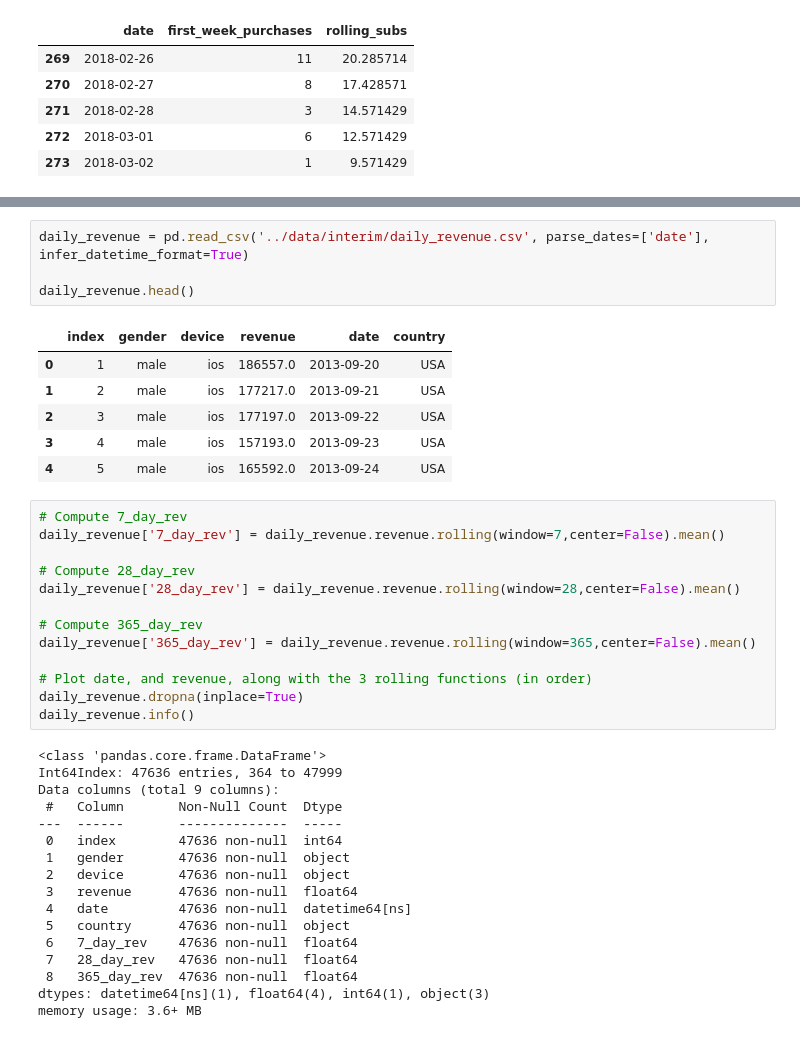
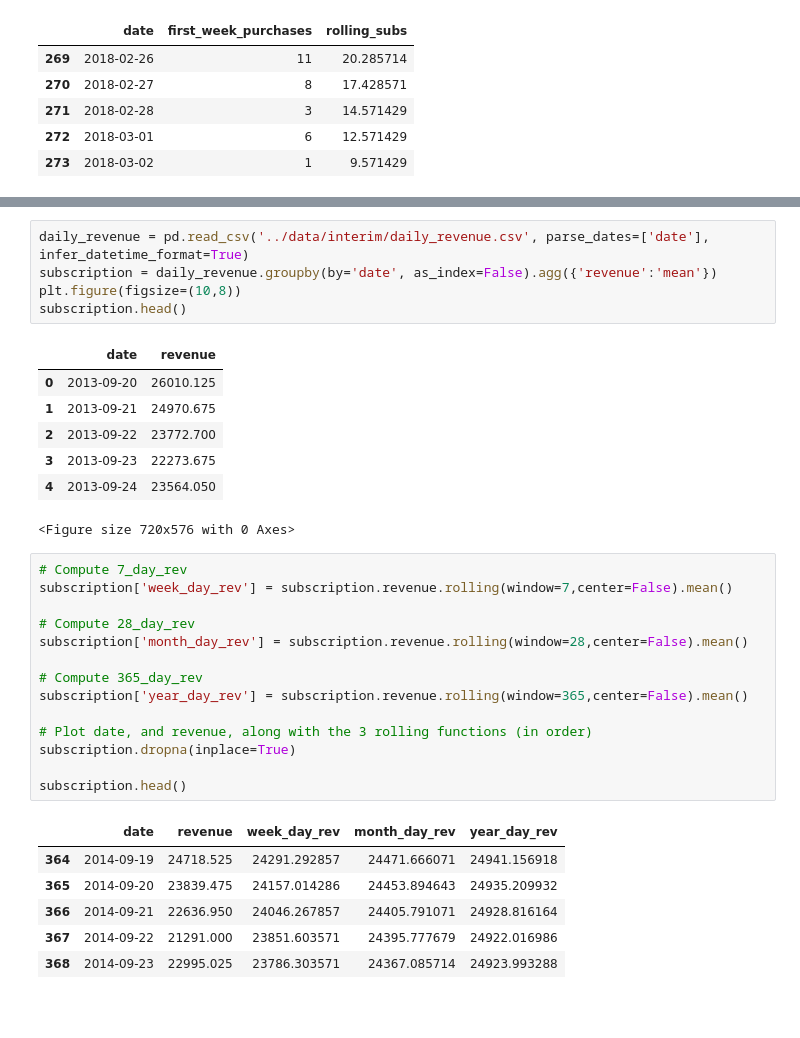
Before and after one commit to gokhankesler/med-app-a-b-testing, a Jupyter notebook: notebooks/2.0-gk-eda.ipynb, the cells around one changed output, grey strips where cells are left out. Saved outputs shown, nothing was run; the diff lists cells and outputs as text; blank space fills up the shorter version.

```diff
--- a/notebooks/2.0-gk-eda.ipynb
+++ b/notebooks/2.0-gk-eda.ipynb
@@ -212,41 +212,34 @@ usa_subscription.plot(x='date', y='rolling_subs')
 # %%
 daily_revenue = pd.read_csv('../data/interim/daily_revenue.csv', parse_dates=['date'], infer_datetime_format=True)
-
-daily_revenue.head()
+subscription = daily_revenue.groupby(by='date', as_index=False).agg({'revenue':'mean'})
+plt.figure(figsize=(10,8))
+subscription.head()
 # %% [output]
-|  | index | gender | device | revenue | date | country |
-| 0 | 1 | male | ios | 186557.0 | 2013-09-20 | USA |
-| 1 | 2 | male | ios | 177217.0 | 2013-09-21 | USA |
-| 2 | 3 | male | ios | 177197.0 | 2013-09-22 | USA |
-| 3 | 4 | male | ios | 157193.0 | 2013-09-23 | USA |
-| 4 | 5 | male | ios | 165592.0 | 2013-09-24 | USA |
+|  | date | revenue |
+| 0 | 2013-09-20 | 26010.125 |
+| 1 | 2013-09-21 | 24970.675 |
+| 2 | 2013-09-22 | 23772.700 |
+| 3 | 2013-09-23 | 22273.675 |
+| 4 | 2013-09-24 | 23564.050 |
+<Figure size 720x576 with 0 Axes>
 # %%
 # Compute 7_day_rev
-daily_revenue['7_day_rev'] = daily_revenue.revenue.rolling(window=7,center=False).mean()
+subscription['week_day_rev'] = subscription.revenue.rolling(window=7,center=False).mean()
 
 # Compute 28_day_rev
-daily_revenue['28_day_rev'] = daily_revenue.revenue.rolling(window=28,center=False).mean()
+subscription['month_day_rev'] = subscription.revenue.rolling(window=28,center=False).mean()
 
 # Compute 365_day_rev
-daily_revenue['365_day_rev'] = daily_revenue.revenue.rolling(window=365,center=False).mean()
+subscription['year_day_rev'] = subscription.revenue.rolling(window=365,center=False).mean()
 
 # Plot date, and revenue, along with the 3 rolling functions (in order)
-daily_revenue.dropna(inplace=True)
-daily_revenue.info()
+subscription.dropna(inplace=True)
+
+subscription.head()
 # %% [output]
-<class 'pandas.core.frame.DataFrame'>
-Int64Index: 47636 entries, 364 to 47999
-Data columns (total 9 columns):
- #   Column       Non-Null Count  Dtype
----  ------       --------------  -----
- 0   index        47636 non-null  int64
- 1   gender       47636 non-null  object
- 2   device       47636 non-null  object
- 3   revenue      47636 non-null  float64
- 4   date         47636 non-null  datetime64[ns]
- 5   country      47636 non-null  object
- 6   7_day_rev    47636 non-null  float64
- 7   28_day_rev   47636 non-null  float64
- 8   365_day_rev  47636 non-null  float64
-dtypes: datetime64[ns](1), float64(4), int64(1), object(3)
-memory usage: 3.6+ MB
+|  | date | revenue | week_day_rev | month_day_rev | year_day_rev |
+| 364 | 2014-09-19 | 24718.525 | 24291.292857 | 24471.666071 | 24941.156918 |
+| 365 | 2014-09-20 | 23839.475 | 24157.014286 | 24453.894643 | 24935.209932 |
+| 366 | 2014-09-21 | 22636.950 | 24046.267857 | 24405.791071 | 24928.816164 |
+| 367 | 2014-09-22 | 21291.000 | 23851.603571 | 24395.777679 | 24922.016986 |
+| 368 | 2014-09-23 | 22995.025 | 23786.303571 | 24367.085714 | 24923.993288 |
```
Also changed, not shown: parts of 12 cells of this notebook, 1 other file.
